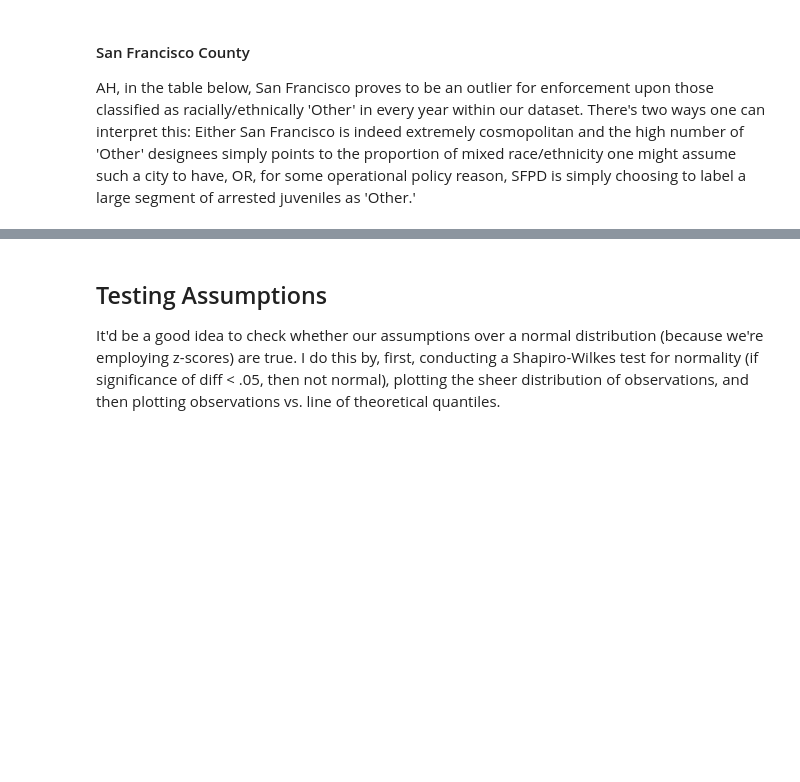
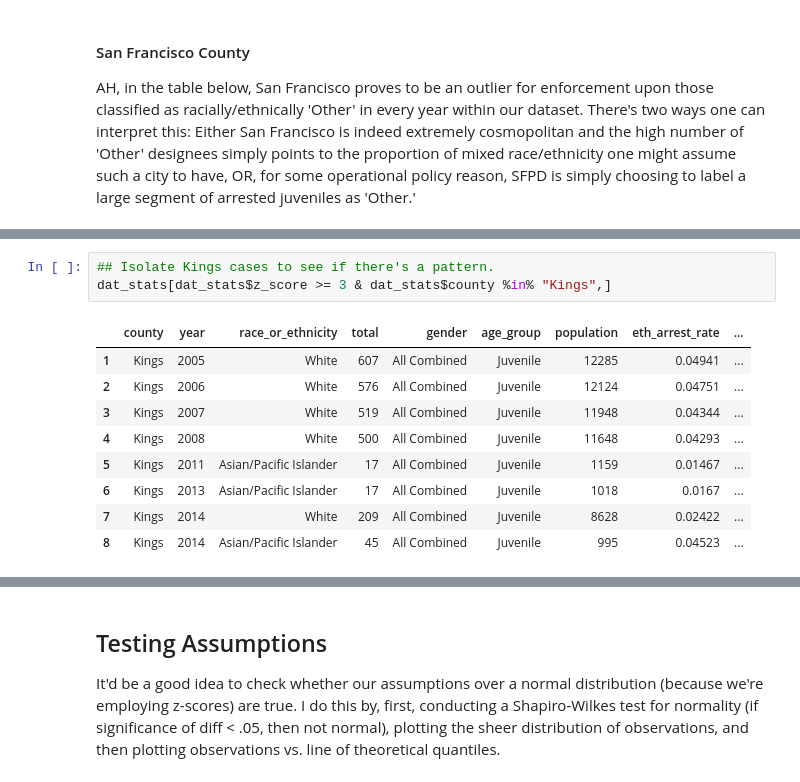
Before and after one commit to sjesupaul/CA_DOJ_OpenJustice, a Jupyter notebook: ethnic_enforcement_outliers.ipynb, the cells around one changed output, grey strips where cells are left out. Cells and saved outputs as stored; diff of their text form; blank space fills up the shorter version.

```diff
--- a/ethnic_enforcement_outliers.ipynb
+++ b/ethnic_enforcement_outliers.ipynb
@@ -409,0 +375,13 @@ dat_stats[dat_stats$z_score >= 2 & dat_stats$county %in% "San Francisco",]
+# %%
+## Isolate Kings cases to see if there's a pattern.
+dat_stats[dat_stats$z_score >= 3 & dat_stats$county %in% "Kings",]
+# %% [output]
+|  | county | year | race_or_ethnicity | total | gender | age_group | population | eth_arrest_rate | ... |
+| 1 | Kings | 2005 | White | 607 | All Combined | Juvenile | 12285 | 0.04941 | ... |
+| 2 | Kings | 2006 | White | 576 | All Combined | Juvenile | 12124 | 0.04751 | ... |
+| 3 | Kings | 2007 | White | 519 | All Combined | Juvenile | 11948 | 0.04344 | ... |
+| 4 | Kings | 2008 | White | 500 | All Combined | Juvenile | 11648 | 0.04293 | ... |
+| 5 | Kings | 2011 | Asian/Pacific Islander | 17 | All Combined | Juvenile | 1159 | 0.01467 | ... |
+| 6 | Kings | 2013 | Asian/Pacific Islander | 17 | All Combined | Juvenile | 1018 | 0.0167 | ... |
+| 7 | Kings | 2014 | White | 209 | All Combined | Juvenile | 8628 | 0.02422 | ... |
+| 8 | Kings | 2014 | Asian/Pacific Islander | 45 | All Combined | Juvenile | 995 | 0.04523 | ... |
```
Also changed, not shown: parts of 14 cells of this notebook, 1 other file.
